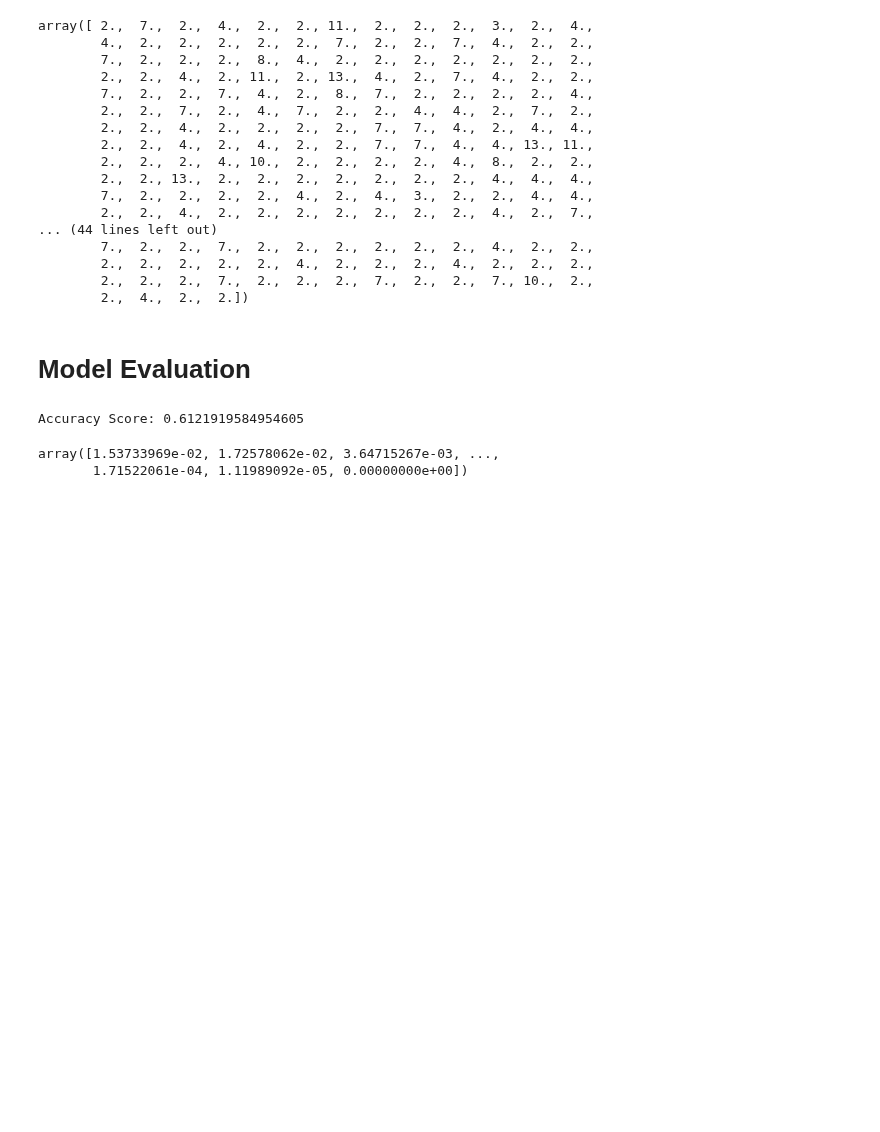
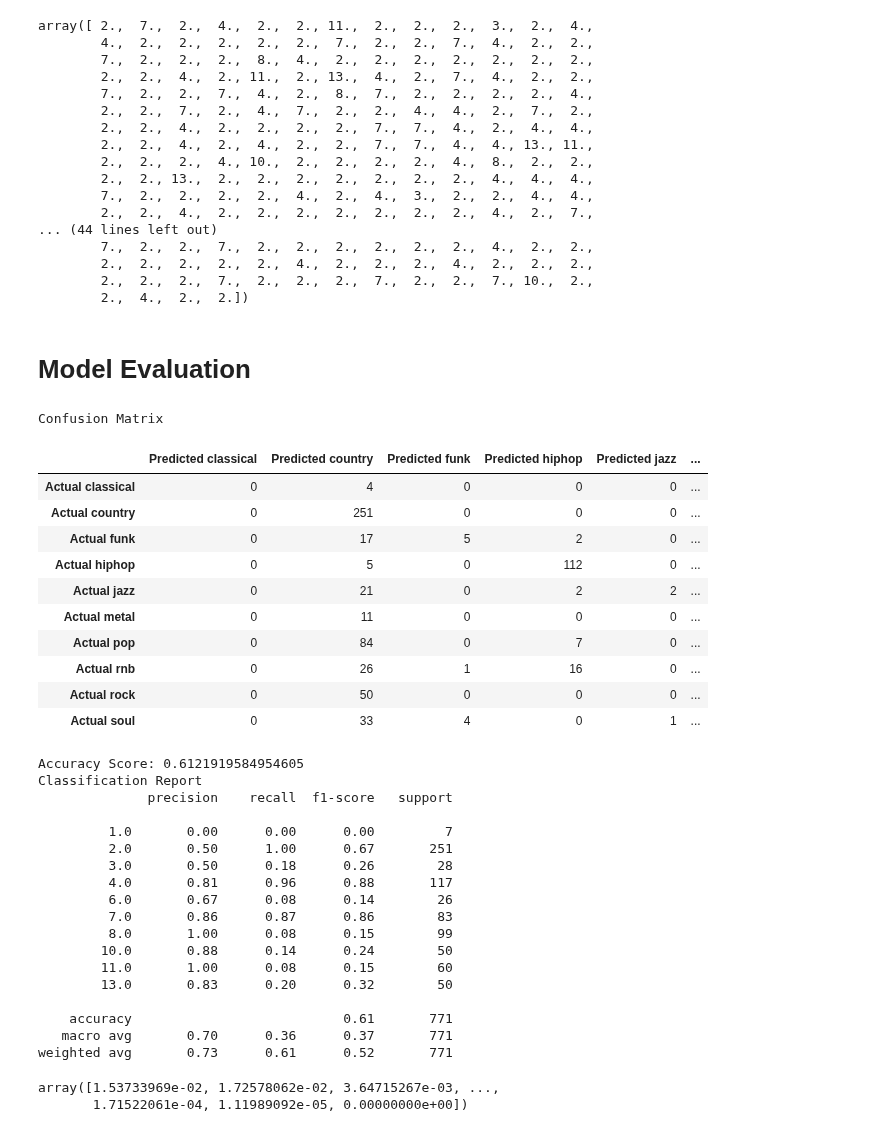
Before and after one commit to hannahkidwell/NLP-Spotify-Genres, a Jupyter notebook: random_forest_model.ipynb, the cells around one changed output. Saved outputs shown, nothing was run; the diff lists cells and outputs as text; code cells hidden in the pictures; blank space fills up the shorter version.

```diff
--- a/random_forest_model.ipynb
+++ b/random_forest_model.ipynb
@@ -287,12 +277,60 @@ array([ 2.,  7.,  2.,  4.,  2.,  2., 11.,  2.,  2.,  2.,  3.,  2.,  4.,
         2.,  4.,  2.,  2.])
 # %% [markdown]
 # Model Evaluation
-# %%
-# Calculate the accuracy score
-acc_score = accuracy_score(y_test, predictions)
-print(f'Accuracy Score: {acc_score}')
-# %% [output]
-Accuracy Score: 0.6121919584954605
+# %%
+# Calculating the confusion matrix
+cm = confusion_matrix(y_test, predictions)
+
+# Create a DataFrame from cm
+cm_df = pd.DataFrame(
+    cm, index=['Actual classical', 'Actual country', 'Actual funk',
+               'Actual hiphop', 'Actual jazz', 'Actual metal',
+               'Actual pop', 'Actual rnb', 'Actual rock', 'Actual soul'],
+        columns=['Predicted classical', 'Predicted country',
+                 'Predicted funk', 'Predicted hiphop',
+                 'Predicted jazz', 'Predicted metal', 'Predicted pop',
+                 'Predicted rnb', 'Predicted rock', 'Predicted soul'])
+
+# Calculate the accuracy score
+acc_score = accuracy_score(y_test, predictions)
+# %%
+# Display the results
+print('Confusion Matrix')
+display(cm_df)
+print(f'Accuracy Score: {acc_score}')
+print('Classification Report')
+print(classification_report(y_test, predictions))
+# %% [output]
+Confusion Matrix
+|  | Predicted classical | Predicted country | Predicted funk | Predicted hiphop | Predicted jazz | ... |
+| Actual classical | 0 | 4 | 0 | 0 | 0 | ... |
+| Actual country | 0 | 251 | 0 | 0 | 0 | ... |
+| Actual funk | 0 | 17 | 5 | 2 | 0 | ... |
+| Actual hiphop | 0 | 5 | 0 | 112 | 0 | ... |
+| Actual jazz | 0 | 21 | 0 | 2 | 2 | ... |
+| Actual metal | 0 | 11 | 0 | 0 | 0 | ... |
+| Actual pop | 0 | 84 | 0 | 7 | 0 | ... |
+| Actual rnb | 0 | 26 | 1 | 16 | 0 | ... |
+| Actual rock | 0 | 50 | 0 | 0 | 0 | ... |
+| Actual soul | 0 | 33 | 4 | 0 | 1 | ... |
+Accuracy Score: 0.6121919584954605
+Classification Report
+              precision    recall  f1-score   support
+
+         1.0       0.00      0.00      0.00         7
+         2.0       0.50      1.00      0.67       251
+         3.0       0.50      0.18      0.26        28
+         4.0       0.81      0.96      0.88       117
+         6.0       0.67      0.08      0.14        26
+         7.0       0.86      0.87      0.86        83
+         8.0       1.00      0.08      0.15        99
+        10.0       0.88      0.14      0.24        50
+        11.0       1.00      0.08      0.15        60
+        13.0       0.83      0.20      0.32        50
+
+    accuracy                           0.61       771
+   macro avg       0.70      0.36      0.37       771
+weighted avg       0.73      0.61      0.52       771
 # %%
 # Calculate the feature importance in the Random Forest Model
 importances = rf_model.feature_importances_
```
Also changed, not shown: parts of 9 cells of this notebook, 2 other files.
